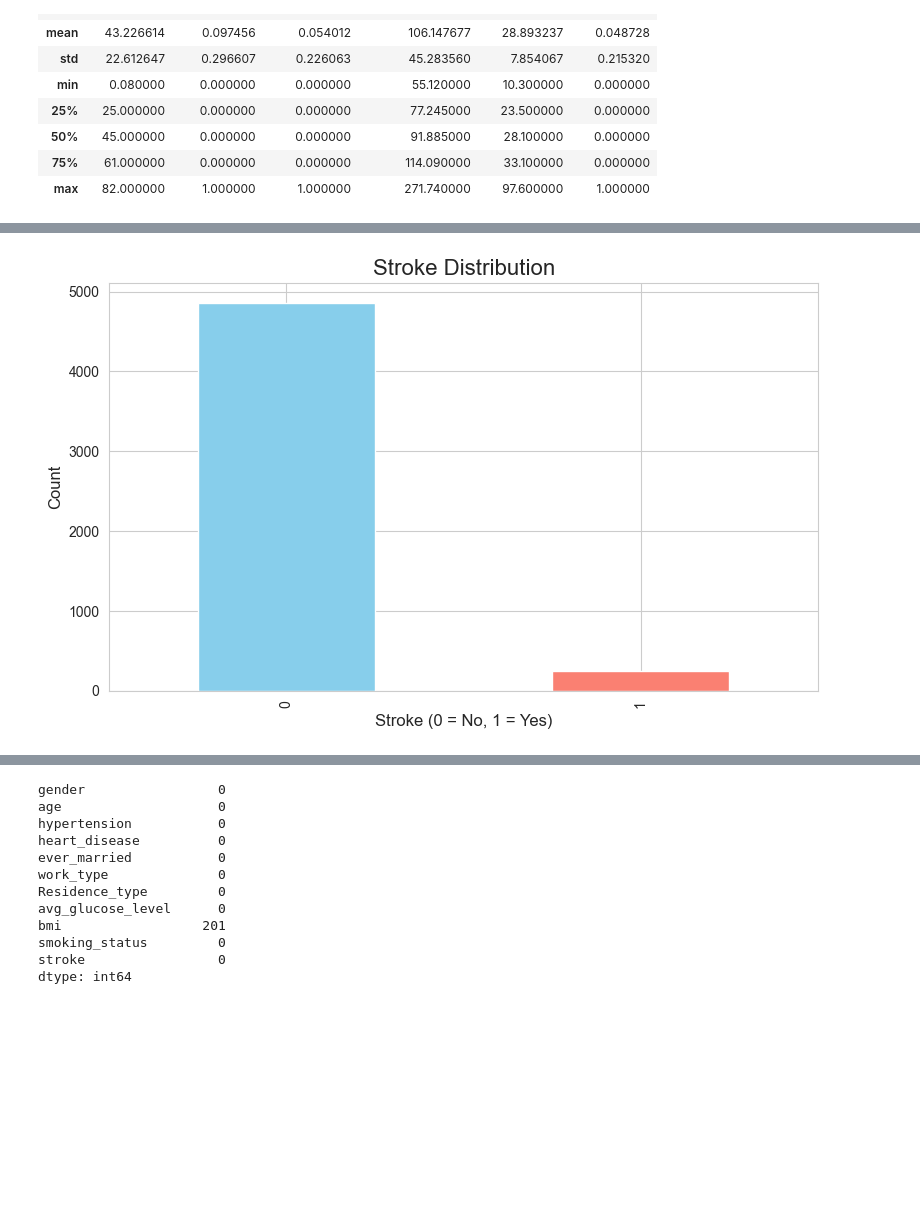
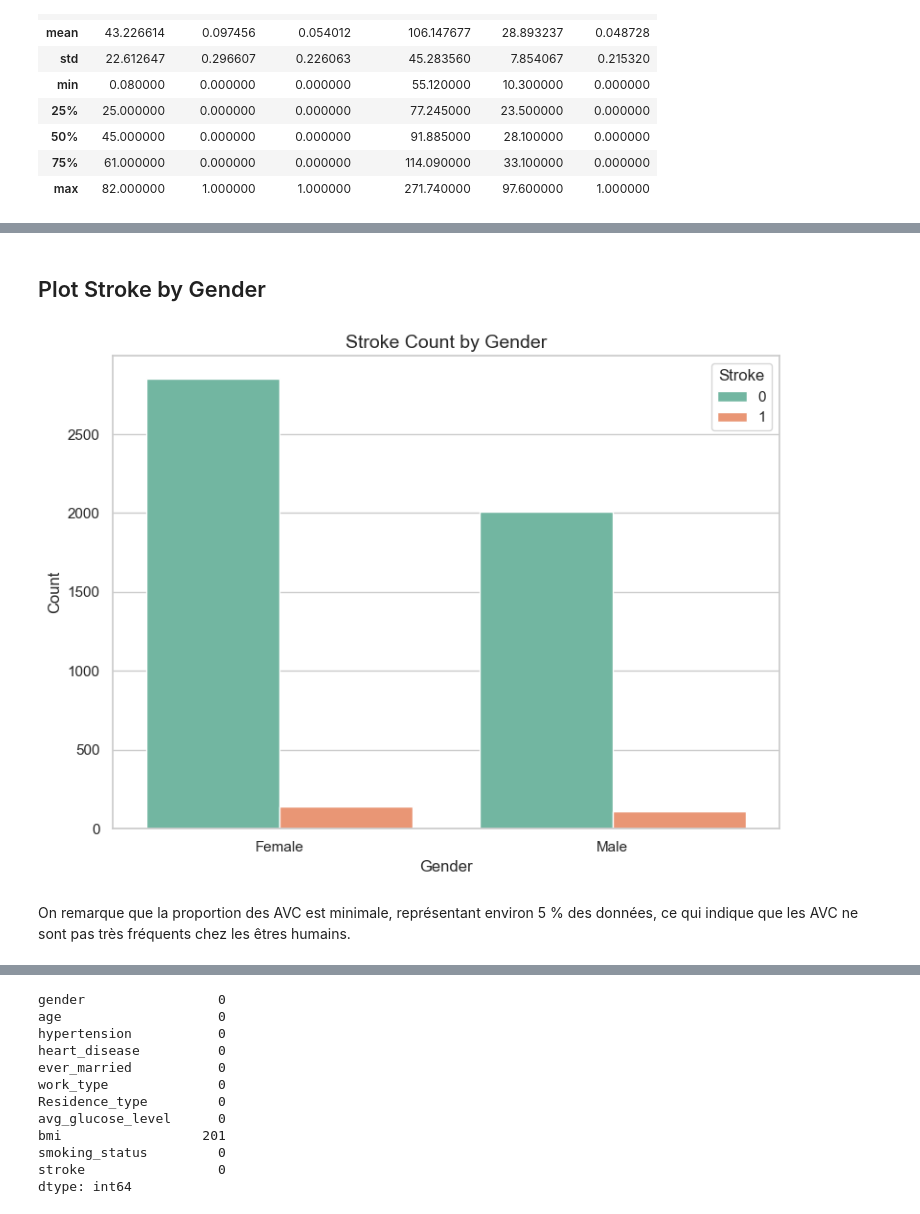
Before and after one commit to zakariaelaoufi/stroke-association-rules-analysis, a Jupyter notebook: stroke-association-analysis.ipynb, the cells around one changed output, grey strips where cells are left out. Saved outputs shown, nothing was run; the diff lists cells and outputs as text; code cells hidden in the pictures; blank space fills up the shorter version.

```diff
--- a/stroke-association-analysis.ipynb
+++ b/stroke-association-analysis.ipynb
@@ -10,6 +14,7 @@ warnings.filterwarnings("ignore")
 # %%
 stroke_df = pd.read_csv('./data/healthcare-dataset-stroke-data.csv')
 stroke_df.drop('id', axis=1, inplace=True)
+stroke_df = stroke_df[stroke_df['gender'] != 'Other']
 stroke_df.head()
 # %% [output]
 |  | gender | age | hypertension | heart_disease | ever_married | work_type | Residence_type | ... |
@@ -40,13 +52,22 @@ plt.show()
+# %% [markdown]
+## Plot Stroke by Gender
 # %%
-stroke_counts = stroke_df['stroke'].value_counts().sort_index()
+stroke_counts = stroke_df.groupby('gender')['stroke'].value_counts().reset_index()
 
-plt.figure(figsize=(8, 5))
-stroke_counts.plot(kind='bar', color=['skyblue', 'salmon'])
+# Create grouped bar plot
+plt.figure(figsize=(8, 6))
+sns.barplot(data=stroke_counts, x='gender', y='count', hue='stroke', palette='Set2')
 
-plt.title('Stroke Distribution', fontsize=16)
-plt.xlabel('Stroke (0 = No, 1 = Yes)', fontsize=12)
+# Add labels and title
+plt.title('Stroke Count by Gender', fontsize=14)
+plt.xlabel('Gender', fontsize=12)
 plt.ylabel('Count', fontsize=12)
+plt.legend(title='Stroke')
+
+# Show plot
 plt.tight_layout()
 plt.show()
 # %% [output]
-[figure, old version]
+[figure, new version]
+# %% [markdown]
+On remarque que la proportion des AVC est minimale, représentant environ 5 % des données, ce qui indique que les AVC ne sont pas très fréquents chez les êtres humains.
```
Also changed, not shown: parts of 47 cells of this notebook.
